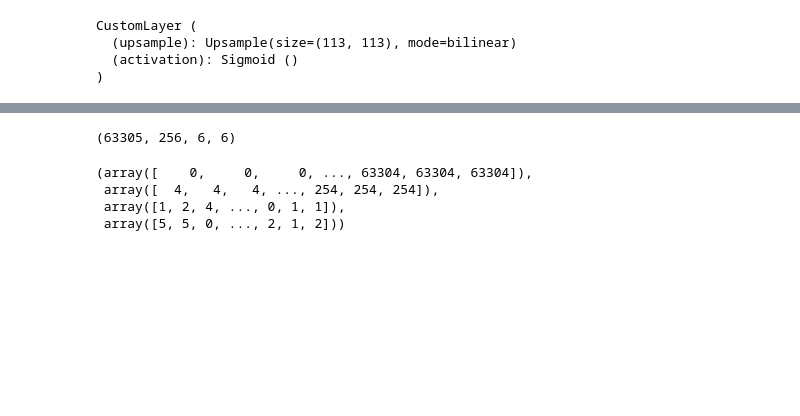
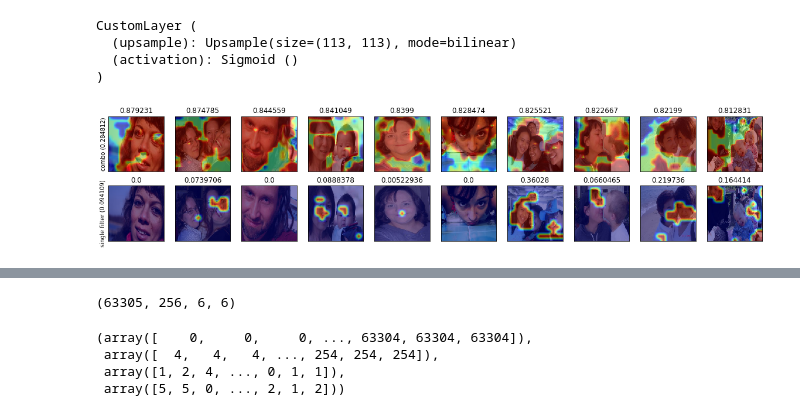
Before and after one commit to bonyuta0204/net2vec, a Jupyter notebook: src/playground.ipynb, the cells around one changed output, grey strips where cells are left out. Drawn from its saved outputs; the diff is of its cells as text; code cells hidden in the pictures; blank space fills up the shorter version.

```diff
--- a/src/playground.ipynb
+++ b/src/playground.ipynb
@@ -137,5 +132,7 @@ best_imgs_idx = np.argsort(linear_ind_ious[label_i,:])[::-1]
 # %%
 from linearprobe_pytorch import CustomLayer
+# %%
+upsample = nn.Upsample(size=(113,113), mode='bilinear')
 # %%
 model = CustomLayer(K, upsample=True, up_size=(113, 113), act=True, positive=False)
 model.weight.data[...] = torch.Tensor(weights[label_i])
@@ -152,3 +147,6 @@ img_i = best_imgs_idx[9]
 # %%
-input = torch.Tensor((blobdata[img_i] > thresh).astype(float)).unsqueeze(0)
-input_var = Variable(input.cuda(), volatile=True) if cuda else Variable(input, volatile=True)
+input = torch.Tensor((blobdata[best_imgs_idx[:10]] > thresh).astype(float))
+input_var = Variable(input.cuda() if cuda else input)
+output_var = model(input_var)
+soft_mask = output_var.data.cpu().numpy()
+mask = (soft_mask > 0.5).astype(float)
@@ -159,0 +153,21 @@ mask = (soft_mask > 0.5).astype(float)
+# %%
+f, ax = plt.subplots(2,10,figsize=(20, 4))
+
+ax[0][0].set_ylabel('combo (%f)' % linear_set_ious[label_i])
+ax[1][0].set_ylabel('single filter (%f)' % single_set_ious[label_i][best_filter])
+for i in range(10):
+    img = imread(ds.filename(best_imgs_idx[i]))
+    ax[0][i].imshow(img)
+    ax[0][i].imshow(imresize(soft_mask[i], size=img.shape[:2], interp='bilinear', mode='F'), alpha=0.5, cmap='jet')
+    ax[0][i].set_title(linear_ind_ious[label_i][best_imgs_idx[i]])
+    ax[1][i].imshow(img)
+    ax[1][i].imshow(imresize(upsample(input_var).data.cpu().numpy()[i][best_filter], size=img.shape[:2],
+                         interp='bilinear', mode='F'), alpha=0.5, cmap='jet')
+    ax[1][i].set_title(single_ind_ious[label_i,best_imgs_idx[i],best_filter])
+for a in ax:
+    for b in a:
+        b.set_xticks([])
+        b.set_yticks([])
+plt.show()
+# %% [output]
+[figure, added]
```
Also changed, not shown: parts of 60 cells of this notebook, 2 other files.
